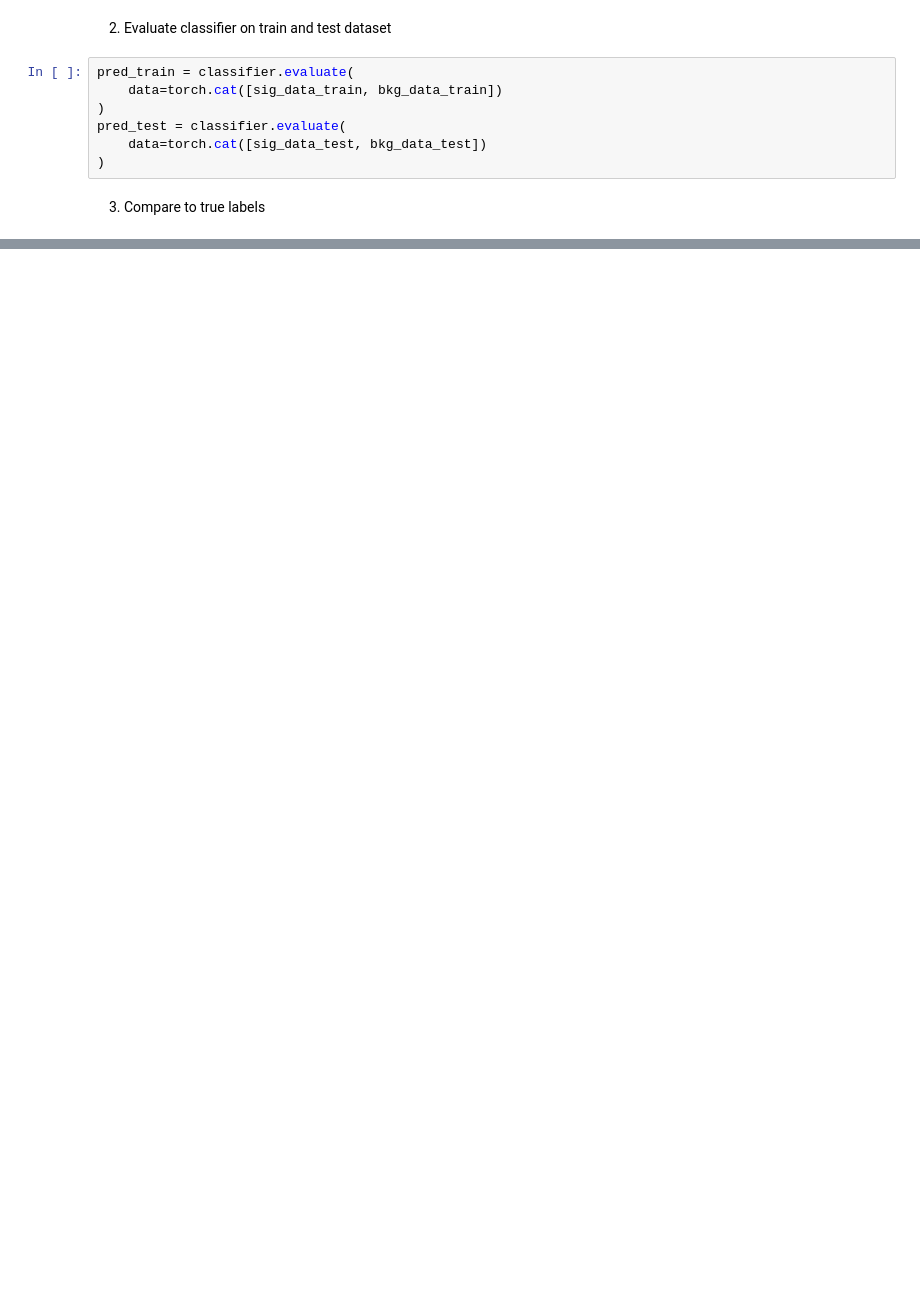
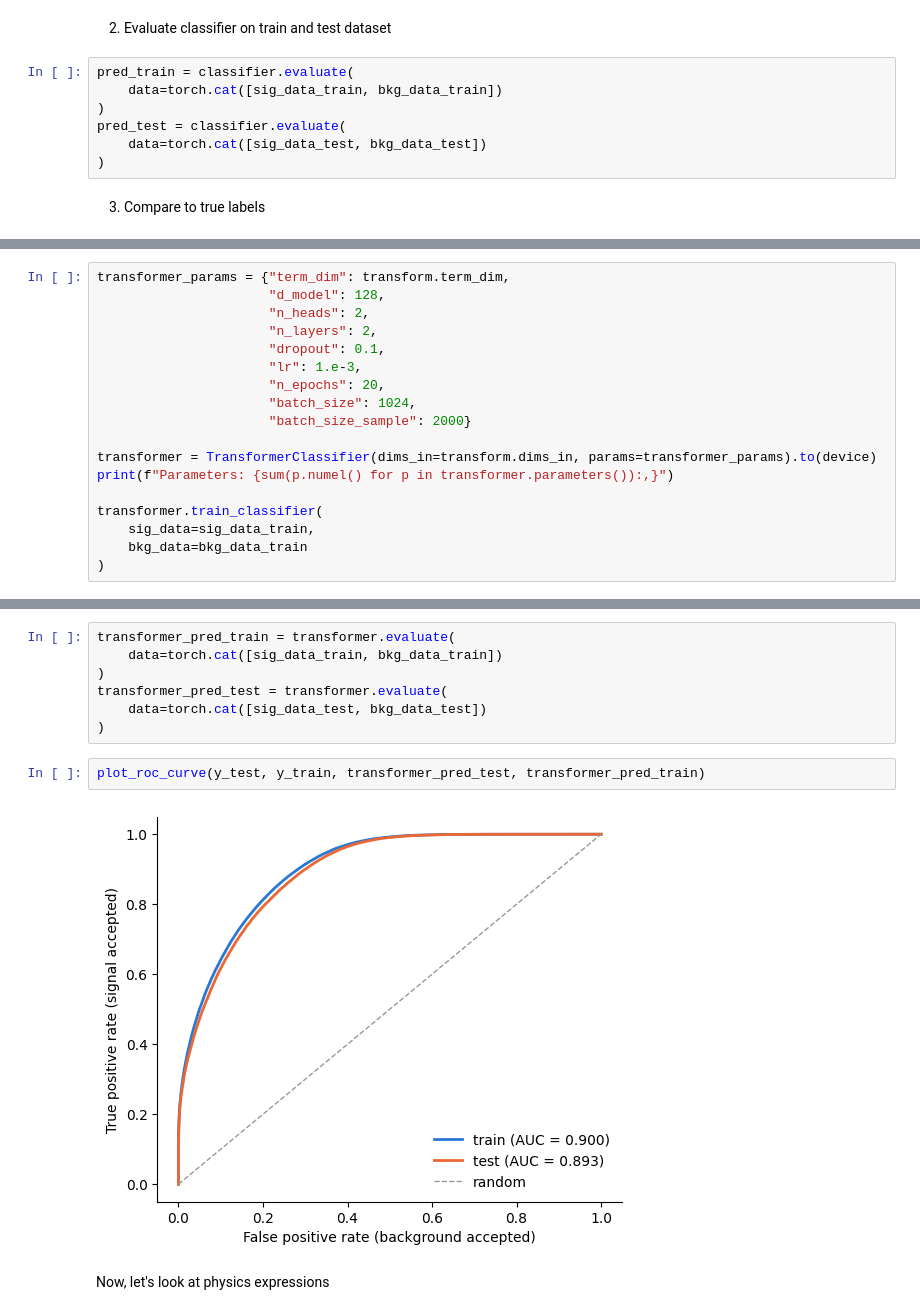
Before and after one commit to SofiaSchweitzer/ml4amplitudes, a Jupyter notebook: classifier_tutorial.ipynb, the cells around one changed output, grey strips where cells are left out. Drawn from its saved outputs; the diff is of its cells as text; blank space fills up the shorter version.

```diff
--- a/classifier_tutorial.ipynb
+++ b/classifier_tutorial.ipynb
@@ -467,0 +591,18 @@ plt.show()
+# %%
+transformer_params = {"term_dim": transform.term_dim,
+                      "d_model": 128,
+                      "n_heads": 2,
+                      "n_layers": 2,
+                      "dropout": 0.1,
+                      "lr": 1.e-3,
+                      "n_epochs": 20,
+                      "batch_size": 1024,
+                      "batch_size_sample": 2000}
+
+transformer = TransformerClassifier(dims_in=transform.dims_in, params=transformer_params).to(device)
+print(f"Parameters: {sum(p.numel() for p in transformer.parameters()):,}")
+
+transformer.train_classifier(
+    sig_data=sig_data_train,
+    bkg_data=bkg_data_train
+)
@@ -467,0 +618,13 @@ plt.show()
+# %%
+transformer_pred_train = transformer.evaluate(
+    data=torch.cat([sig_data_train, bkg_data_train])
+)
+transformer_pred_test = transformer.evaluate(
+    data=torch.cat([sig_data_test, bkg_data_test])
+)
+# %%
+plot_roc_curve(y_test, y_train, transformer_pred_test, transformer_pred_train)
+# %% [output]
+[figure, added]
+# %% [markdown]
+Now, let's look at physics expressions
```
Also changed, not shown: parts of 24 cells of this notebook.
